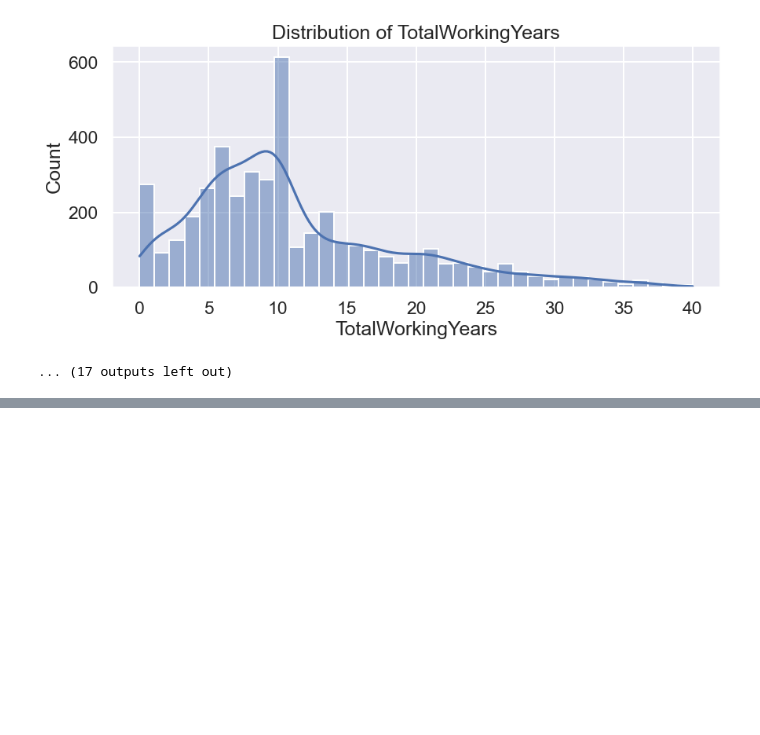
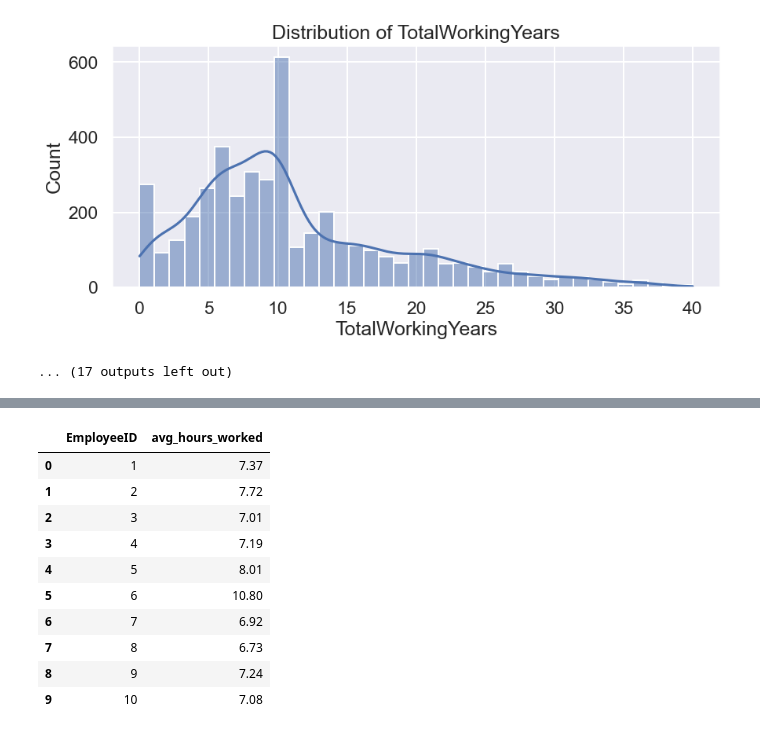
Before and after one commit to Raikuji/Cesi_Machine_Learning, a Jupyter notebook: projet_ia.ipynb, the cells around one changed output, grey strips where cells are left out. Cells and saved outputs as stored; diff of their text form; code cells hidden in the pictures; blank space fills up the shorter version.

```diff
--- a/projet_ia.ipynb
+++ b/projet_ia.ipynb
@@ -167,0 +185,35 @@ for column in categorical_columns:
+# %%
+# Convert all date columns to datetime (excluding EmployeeID)
+date_cols = [c for c in in_time.columns if c != 'EmployeeID']
+
+in_time[date_cols] = in_time[date_cols].apply(pd.to_datetime, errors='coerce')
+out_time[date_cols] = out_time[date_cols].apply(pd.to_datetime, errors='coerce')
+
+# Compute daily work duration in hours (NaN if absent)
+work_duration = out_time[date_cols] - in_time[date_cols]
+work_duration_hours = work_duration.apply(lambda col: col.dt.total_seconds() / 3600)
+
+# Compute average daily hours worked per employee
+avg_hours = work_duration_hours.mean(axis=1)
+hours_df = pd.DataFrame({
+    'EmployeeID': in_time['EmployeeID'],
+    'avg_hours_worked': avg_hours
+})
+
+# Merge into main dataset
+employee_data = pd.merge(employee_data, hours_df, on='EmployeeID', how='left')
+
+# Preview
+employee_data[['EmployeeID', 'avg_hours_worked']].head(10)
+# %% [output]
+|  | EmployeeID | avg_hours_worked |
+| 0 | 1 | 7.37 |
+| 1 | 2 | 7.72 |
+| 2 | 3 | 7.01 |
+| 3 | 4 | 7.19 |
+| 4 | 5 | 8.01 |
+| 5 | 6 | 10.80 |
+| 6 | 7 | 6.92 |
+| 7 | 8 | 6.73 |
+| 8 | 9 | 7.24 |
+| 9 | 10 | 7.08 |
```
Also changed, not shown: parts of 6 cells of this notebook.
